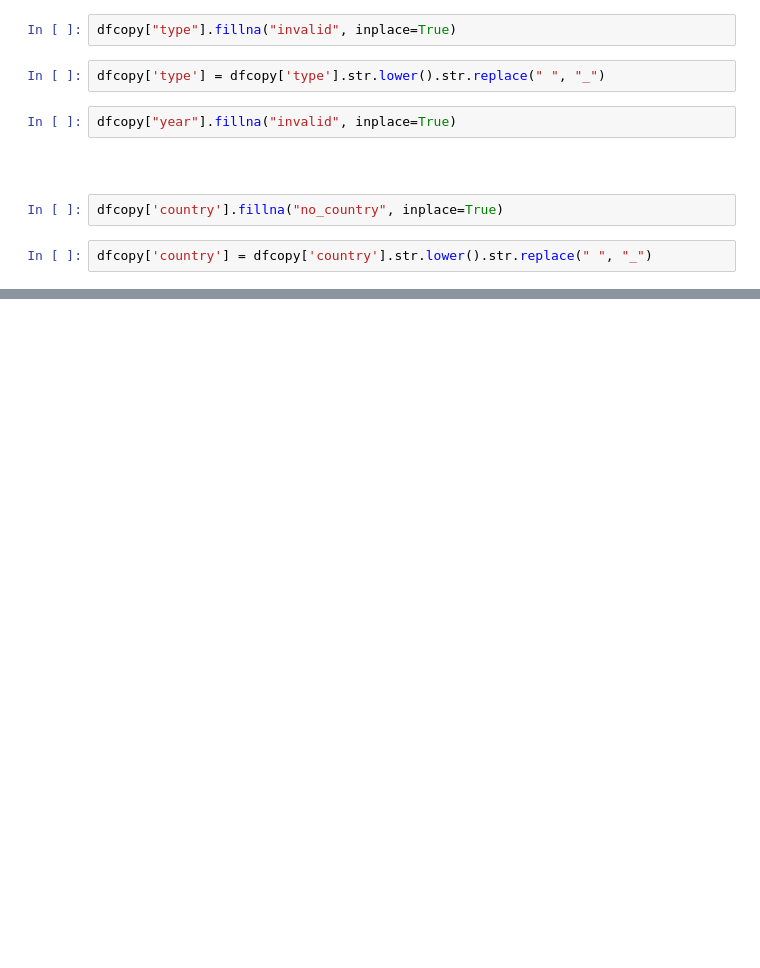
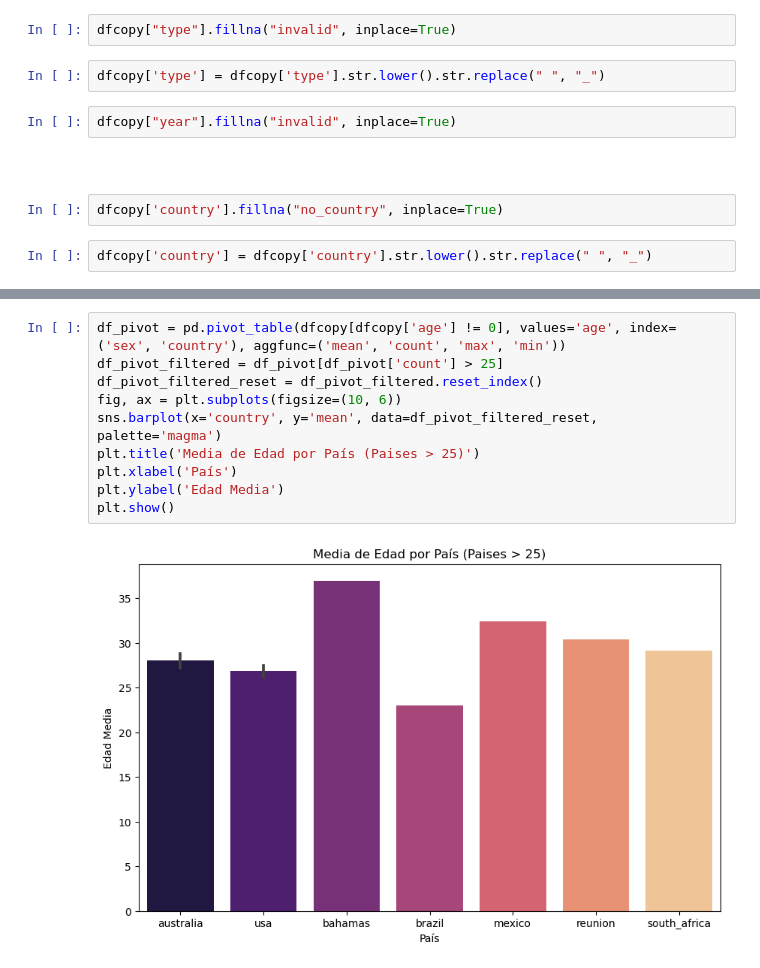
Before and after one commit to astonymartin/QUEST-2, a Jupyter notebook: QUEST 2.ipynb, the cells around one changed output, grey strips where cells are left out. Drawn from its saved outputs; the diff is of its cells as text; blank space fills up the shorter version.

```diff
--- a/QUEST 2.ipynb
+++ b/QUEST 2.ipynb
@@ -89,0 +253,12 @@ Name: count, Length: 218, dtype: int64
+# %%
+df_pivot = pd.pivot_table(dfcopy[dfcopy['age'] != 0], values='age', index=('sex', 'country'), aggfunc=('mean', 'count', 'max', 'min'))
+df_pivot_filtered = df_pivot[df_pivot['count'] > 25]
+df_pivot_filtered_reset = df_pivot_filtered.reset_index()
+fig, ax = plt.subplots(figsize=(10, 6))
+sns.barplot(x='country', y='mean', data=df_pivot_filtered_reset, palette='magma')
+plt.title('Media de Edad por País (Paises > 25)')
+plt.xlabel('País')
+plt.ylabel('Edad Media')
+plt.show()
+# %% [output]
+[figure, added]
```
Also changed, not shown: parts of 53 cells of this notebook.
